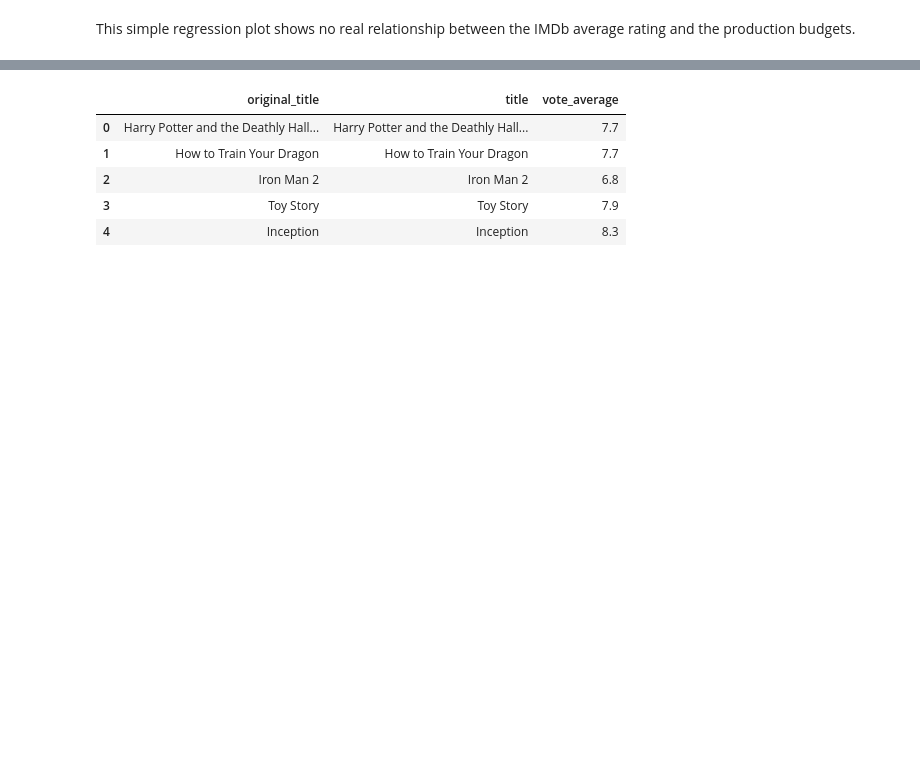
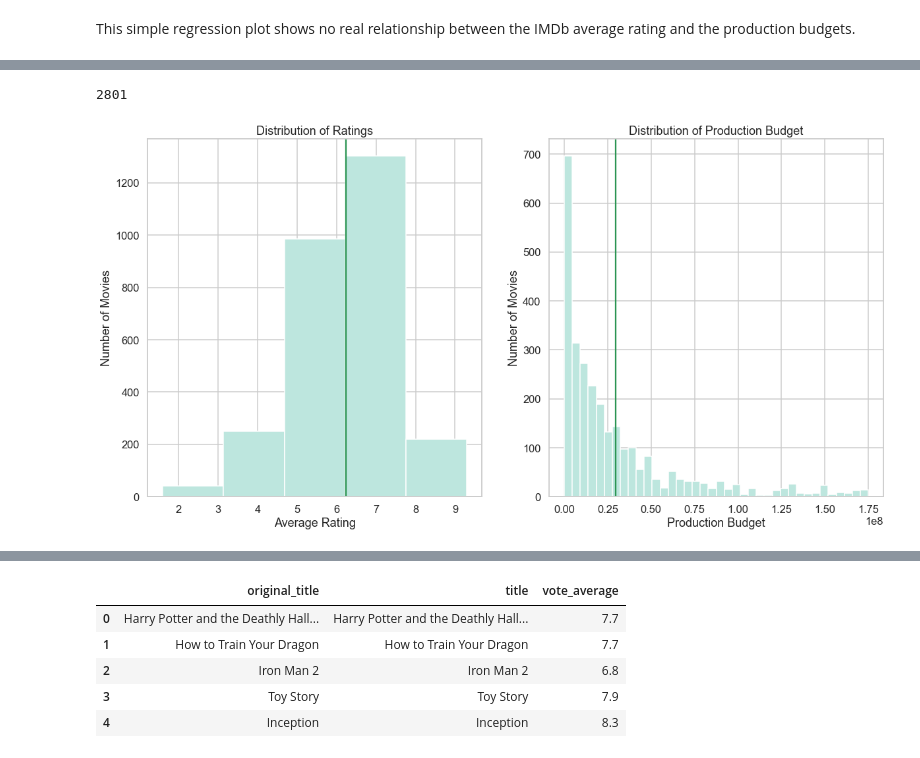
Before and after one commit to JenniferLavoie/DSFirstProject, a Jupyter notebook: student.ipynb, the cells around one changed output, grey strips where cells are left out. Drawn from its saved outputs; the diff is of its cells as text; code cells hidden in the pictures; blank space fills up the shorter version.

```diff
--- a/student.ipynb
+++ b/student.ipynb
@@ -637,0 +730,7 @@ This simple regression plot shows no real relationship between the IMDb average
+# %%
+outliers = np.where(z > 3) # create an array showing the rows where the z-score is greater than 3
+print(outliers) # an array inside a tuple where each array item indicates a row that has a z-score > 3
+print(len(outliers[0])) # 74 rows in the array
+
+outliers = outliers[0].tolist() # want the array in a list instead of having an array inside a tuple.
+print(outliers)
@@ -637,0 +751,4 @@ This simple regression plot shows no real relationship between the IMDb average
+# %%
+imdb_tn_trimmed = imdb_tn_merge.drop(outliers)
+
+imdb_tn_trimmed.head()
@@ -637,0 +762,10 @@ This simple regression plot shows no real relationship between the IMDb average
+# %%
+print(len(imdb_tn_trimmed)) 2875
+# %% [output]
+2801
+# %%
+histogram_subplots(imdb_tn_trimmed['averagerating'], imdb_tn_trimmed['production_budget'], 'Average Rating', 'Production Budget',
+                        'Number of Movies', 'Number of Movies', 'Distribution of Ratings', 'Distribution of Production Budget',
+                        5)
+# %% [output]
+[figure, added]
```
Also changed, not shown: parts of 65 cells of this notebook.
